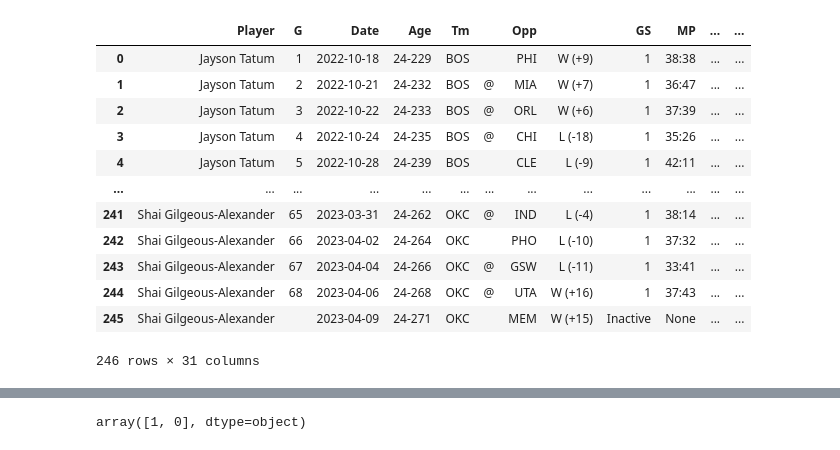
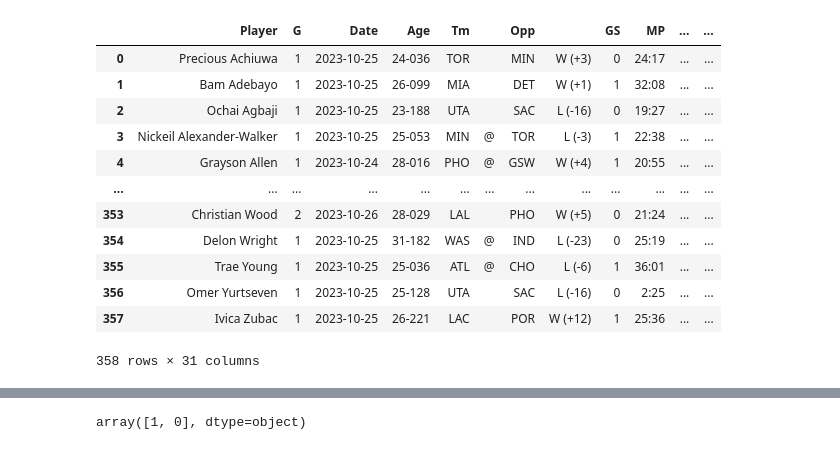
Before and after one commit to madram1423/NBA_betting_model, a Jupyter notebook: Gamelog_scrape copy.ipynb, the cells around one changed output, grey strips where cells are left out. Saved outputs shown, nothing was run; the diff lists cells and outputs as text; code cells hidden in the pictures.

```diff
--- a/Gamelog_scrape copy.ipynb
+++ b/Gamelog_scrape copy.ipynb
@@ -28,7 +48,8 @@ print(len(player_name))
 # %%
-base = 'https://www.basketball-reference.com/players/c/bealbr01/gamelog/'
+code = player_codes[0][1]
+base = f'https://www.basketball-reference.com/players/c/{code}/gamelog/'
 # NBA season we will be analyzing
-year = '2023'
+year = '2024'
 url = base+year
 print(url)
 # this is the HTML from the given URL
@@ -78,6 +79,9 @@ def get_stats_df(soup,headers,player):
     stats.insert(0, 'Player', player)
     stats.index = range(len(stats))
     return stats
-get_stats_df(soup,headers,'Bradley Beal')
+
+soup = get_url_soup(url)
+headers = get_headers(soup)
+get_stats_df(soup,headers,player_codes[0][0])
 # %% [output]
 |  | Player | G | Date | Age | Tm |  | Opp |  | GS | MP | ... | ... |
@@ -96,27 +90,24 @@ get_stats_df(soup,headers,'Bradley Beal')
 # %%
 def get_stats(num):
     for person in range(num):
-        # NBA season we will be analyzing
-        year = '2023'
-        player_abbr = player_id[person]
-        person = person
-        base = f'https://www.basketball-reference.com/players/c/{player_abbr}/gamelog/'
-        # URL page we will scraping (see image above)
+
+        year = '2024'
+        player_id = player_codes[person][1]
+        player_name = player_codes[person][0]
+        base = f'https://www.basketball-reference.com/players/c/{player_id}/gamelog/'
         url = base+year
         print(url)
-        #time.sleep(2.95)
-        # this is the HTML from the given URL
-        response1 = requests.get(url)
-        soup = BeautifulSoup(response1.content)
+        time.sleep(2.95)
+        soup = get_url_soup(url)
 
         headers = get_headers(soup)
-        stats = get_stats_df(soup,headers,player_name[person])
+        stats = get_stats_df(soup,headers,player_name)
         if person == 0:
             data_core = stats
         else:
             data_core = pd.concat([data_core,stats])
-        print(person,player_name[person])
+        print(person,player_codes[person][0])
     return data_core
 # %%
-test = get_stats(3)
+test = get_stats(len(player_codes))
 # %% [output]
@@ -197,12 +238,16 @@ len(data['Player'].unique())
 # %%
-info = pd.read_csv('player_index.csv')
+p2pos = {}
+info = pd.read_csv('player_info.csv',index_col=0)
+info['player'] = info['player'].apply(lambda x: x.split('\xa0\xa0(TW)')[0])
+
+
 for i in range(len(info)):
     info.iloc[i,1] = unidecode(info.iloc[i,1]).replace('_',' ')
-print(data['Player'][2])
 
-p2pos = {player:pos for player,pos in zip(info['Player'].to_list(),info['Pos'].to_list())}
+p2pos = {player:pos for player,pos in zip(info['player'].to_list(),info['position'].to_list())}
 pos = []
 for i in range(len(data)):
+    print(data.iloc[i][0])
     pos.append(p2pos[data.iloc[i][0]])
 pos
 
@@ -213,16 +274,16 @@ Jayson Tatum
 |  | Player | G | Date | Age | Tm |  | Opp |  | GS | MP | ... | ... |
-| 0 | Jayson Tatum | 1 | 2022-10-18 | 24-229 | BOS |  | PHI | W (+9) | 1 | 38:38 | ... | ... |
-| 1 | Jayson Tatum | 2 | 2022-10-21 | 24-232 | BOS | @ | MIA | W (+7) | 1 | 36:47 | ... | ... |
-| 2 | Jayson Tatum | 3 | 2022-10-22 | 24-233 | BOS | @ | ORL | W (+6) | 1 | 37:39 | ... | ... |
-| 3 | Jayson Tatum | 4 | 2022-10-24 | 24-235 | BOS | @ | CHI | L (-18) | 1 | 35:26 | ... | ... |
-| 4 | Jayson Tatum | 5 | 2022-10-28 | 24-239 | BOS |  | CLE | L (-9) | 1 | 42:11 | ... | ... |
+| 0 | Precious Achiuwa | 1 | 2023-10-25 | 24-036 | TOR |  | MIN | W (+3) | 0 | 24:17 | ... | ... |
+| 1 | Bam Adebayo | 1 | 2023-10-25 | 26-099 | MIA |  | DET | W (+1) | 1 | 32:08 | ... | ... |
+| 2 | Ochai Agbaji | 1 | 2023-10-25 | 23-188 | UTA |  | SAC | L (-16) | 0 | 19:27 | ... | ... |
+| 3 | Nickeil Alexander-Walker | 1 | 2023-10-25 | 25-053 | MIN | @ | TOR | L (-3) | 1 | 22:38 | ... | ... |
+| 4 | Grayson Allen | 1 | 2023-10-24 | 28-016 | PHO | @ | GSW | W (+4) | 1 | 20:55 | ... | ... |
 | ... | ... | ... | ... | ... | ... | ... | ... | ... | ... | ... | ... | ... |
-| 241 | Shai Gilgeous-Alexander | 65 | 2023-03-31 | 24-262 | OKC | @ | IND | L (-4) | 1 | 38:14 | ... | ... |
-| 242 | Shai Gilgeous-Alexander | 66 | 2023-04-02 | 24-264 | OKC |  | PHO | L (-10) | 1 | 37:32 | ... | ... |
-| 243 | Shai Gilgeous-Alexander | 67 | 2023-04-04 | 24-266 | OKC | @ | GSW | L (-11) | 1 | 33:41 | ... | ... |
-| 244 | Shai Gilgeous-Alexander | 68 | 2023-04-06 | 24-268 | OKC | @ | UTA | W (+16) | 1 | 37:43 | ... | ... |
-| 245 | Shai Gilgeous-Alexander |  | 2023-04-09 | 24-271 | OKC |  | MEM | W (+15) | Inactive | None | ... | ... |
+| 353 | Christian Wood | 2 | 2023-10-26 | 28-029 | LAL |  | PHO | W (+5) | 0 | 21:24 | ... | ... |
+| 354 | Delon Wright | 1 | 2023-10-25 | 31-182 | WAS | @ | IND | L (-23) | 0 | 25:19 | ... | ... |
+| 355 | Trae Young | 1 | 2023-10-25 | 25-036 | ATL | @ | CHO | L (-6) | 1 | 36:01 | ... | ... |
+| 356 | Omer Yurtseven | 1 | 2023-10-25 | 25-128 | UTA |  | SAC | L (-16) | 0 | 2:25 | ... | ... |
+| 357 | Ivica Zubac | 1 | 2023-10-25 | 26-221 | LAC |  | POR | W (+12) | 1 | 25:36 | ... | ... |
-246 rows × 31 columns
+358 rows × 31 columns
 # %%
 data.dropna(inplace=True)
 minutes =  data['MP'].to_list()
```
Also changed, not shown: parts of 30 cells of this notebook, 21 other files.
